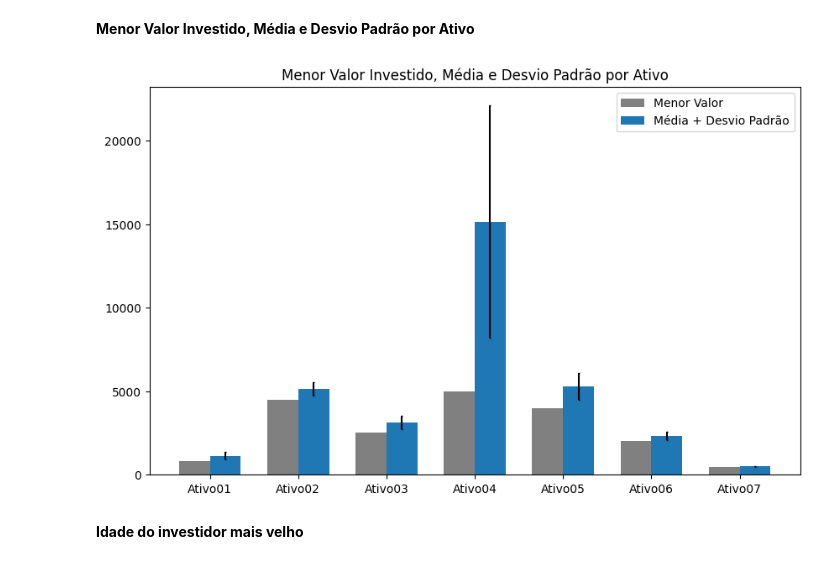
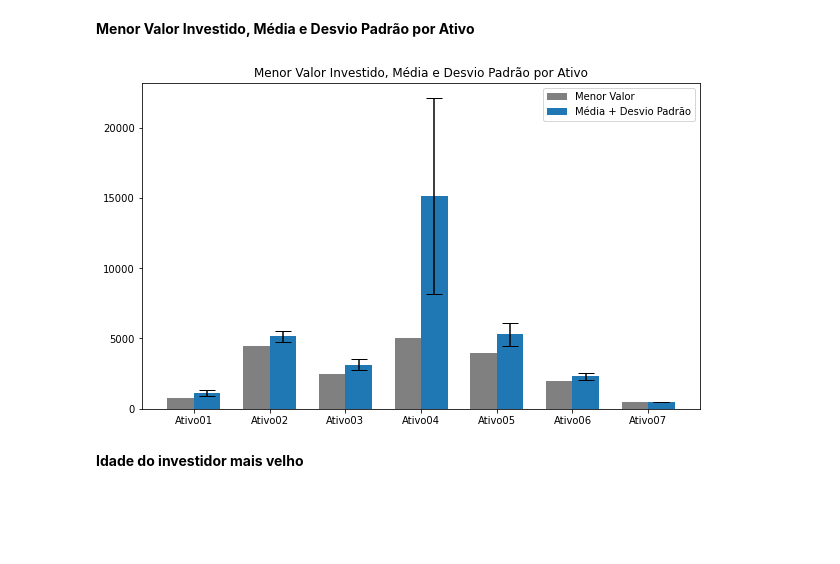
Before and after one commit to castroavila/projeto_aplicado_modulo_3, a Jupyter notebook: Proj 1 - pandas - notebook.ipynb, the cells around one changed output. Drawn from its saved outputs; the diff is of its cells as text; code cells hidden in the pictures; blank space fills up the shorter version.

```diff
--- a/Proj 1 - pandas - notebook.ipynb
+++ b/Proj 1 - pandas - notebook.ipynb
@@ -446,21 +445,21 @@ dtype: float64
 # %%
 largura_barra = 0.35
 posicoes = np.arange(len(lista_ativos))
 
 fig, ax = plt.subplots(figsize=(10, 6))
 
 ax.bar(posicoes - largura_barra/2, menor_valor_invest_ativo, largura_barra, color='grey') # menor valor
-ax.bar(posicoes + largura_barra/2, media, largura_barra, yerr=std, capsize=1)
+ax.bar(posicoes + largura_barra/2, media, largura_barra, yerr=std, capsize=8)
 
 ax.set_xticks(posicoes)
 ax.set_xticklabels(lista_ativos)
 
 ax.legend(["Menor Valor", "Média + Desvio Padrão"])
 ax.set_title("Menor Valor Investido, Média e Desvio Padrão por Ativo")
 
 plt.show()
 # %% [output]
-[figure, old version]
+[figure, new version]
 # %% [markdown]
 **Idade do investidor mais velho**
 # %%
```
Also changed, not shown: parts of 13 cells of this notebook.
